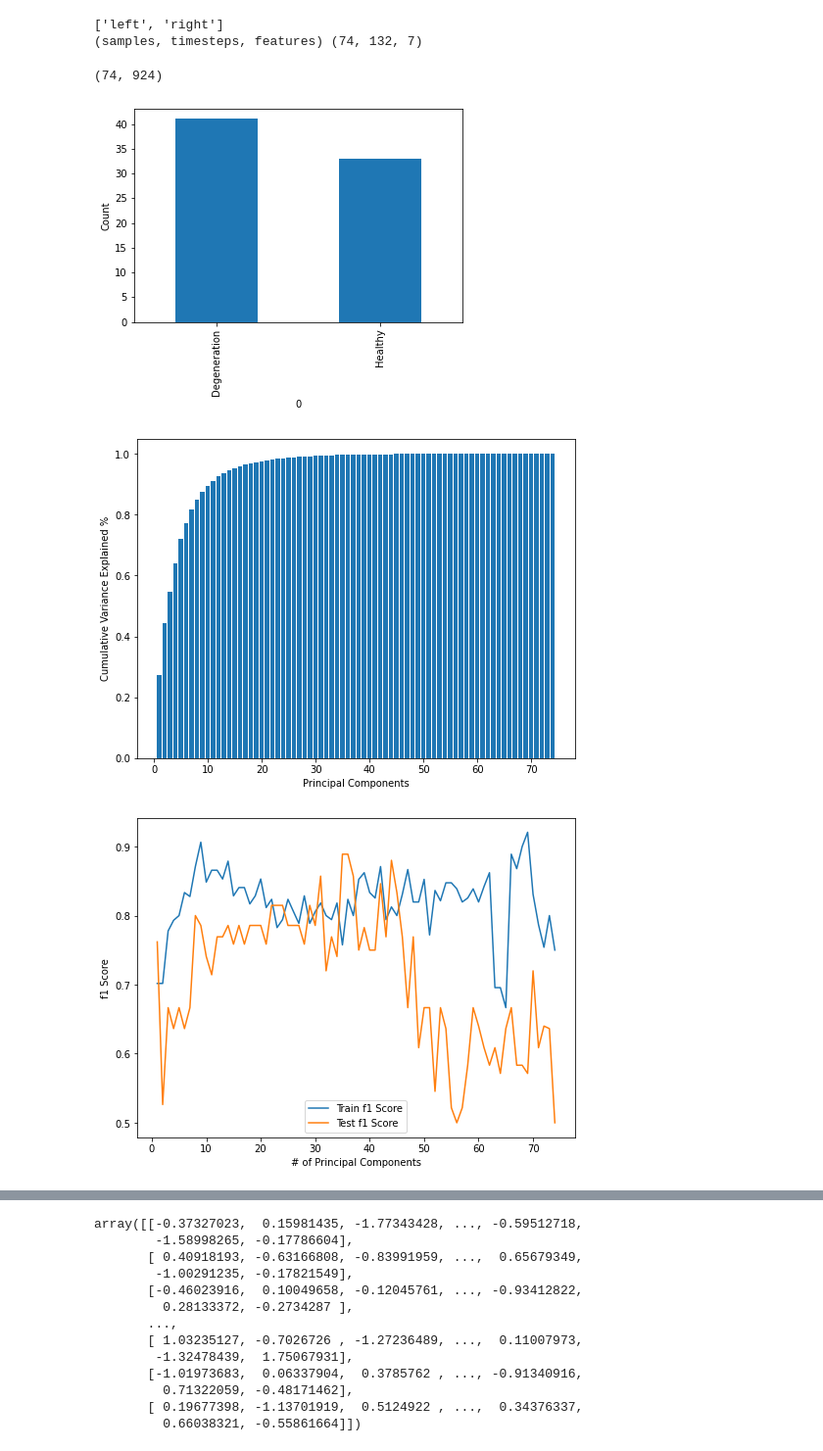
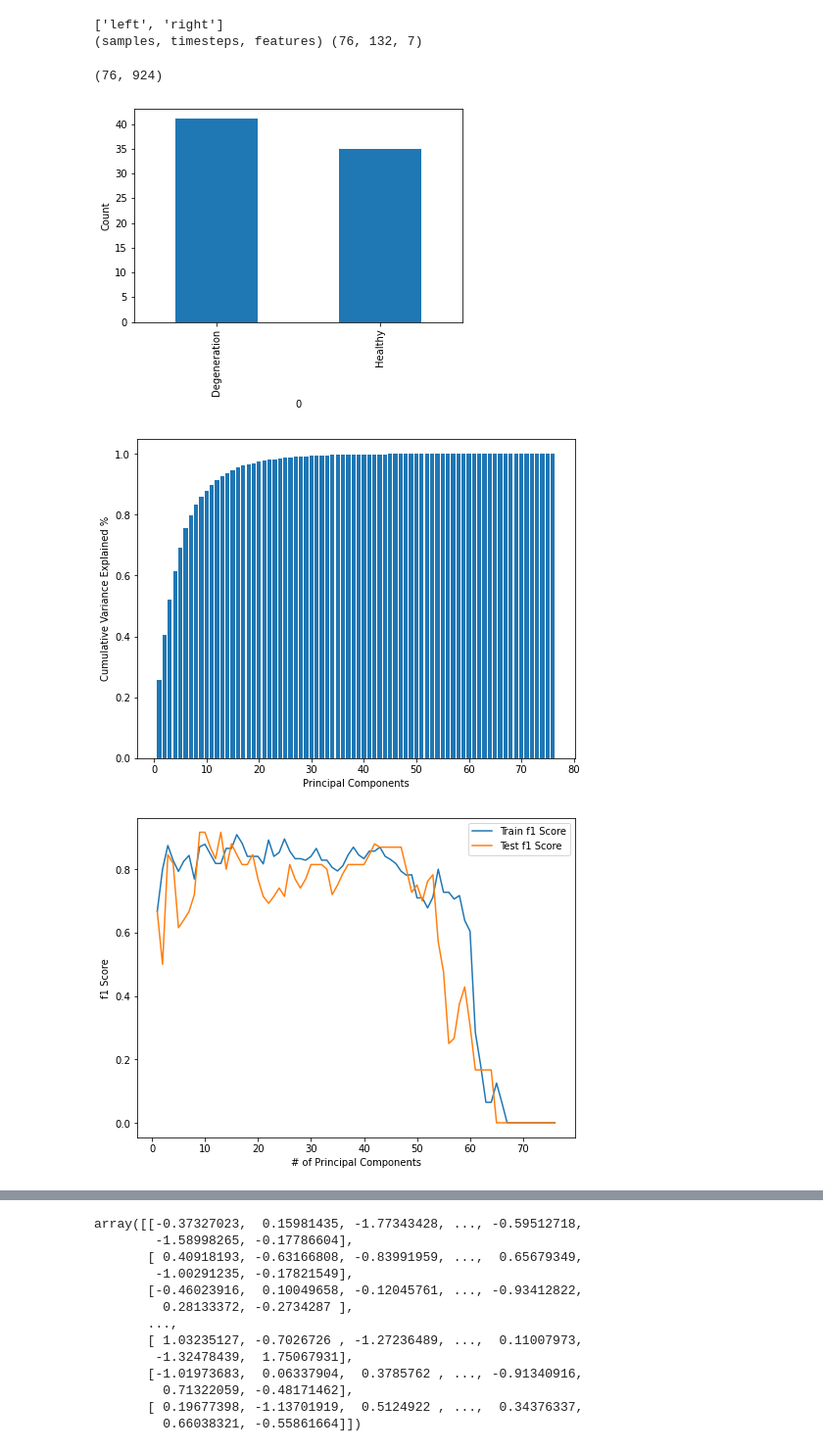
Before and after one commit to AlekKrajanowski/Motion-Capture-Gait, a Jupyter notebook: AKrajanowski/PCA_KNC.ipynb, the cells around one changed output, grey strips where cells are left out. Shown: that part at 98% size. Saved outputs shown, nothing was run; the diff lists cells and outputs as text; code cells hidden in the pictures.

```diff
--- a/AKrajanowski/PCA_KNC.ipynb
+++ b/AKrajanowski/PCA_KNC.ipynb
@@ -19,19 +19,19 @@ import seaborn as sns
 # %%
 f=h5py.File(r'features_database_gait_one_cycles_both_legs.h5', 'r')
 print(list(f.keys()))
-x = f['right'][:,:,:]
+x = f['left'][:,:,:]
 print('(samples, timesteps, features)', x.shape)
 # %% [output]
 ['left', 'right']
-(samples, timesteps, features) (74, 132, 7)
+(samples, timesteps, features) (76, 132, 7)
 # %%
-path = f'cut_one_gait_cycle_right'
+path = f'cut_one_gait_cycle_left'
 filelist =[]
 digits =[]
 digits_int =[]
 for file in glob.glob(f'{path}\\*.c3d',recursive = True):
     filelist.append(file[4:-4].replace("_", ""))
-    digits.append(file[25:-9])
+    digits.append(file[24:-9])
 
 for ele in digits:
     digits_int.append(1) if ele=='degeneration' else digits_int.append(0)
@@ -43,9 +43,9 @@ scaler = StandardScaler()
 scaled_data = scaler.fit_transform(d2_x)
 scaled_data.shape
 # %% [output]
-(74, 924)
+(76, 924)
 # %%
-pca = PCA(n_components=74, svd_solver='full')
+pca = PCA(n_components=76, svd_solver='full')
 pca.fit(scaled_data)
 X_pca = pca.transform(scaled_data)
 # %%
@@ -66,49 +66,46 @@ plt.ylabel('Count');
 # Plot cumulative explained variance for all PCs
 
 fig, ax = plt.subplots(figsize=(8,6))
-ax.bar(range(1,75), cum_exp_var)
+ax.bar(range(1,77), cum_exp_var)
 ax.set_xlabel('Principal Components')
 ax.set_ylabel('Cumulative Variance Explained %');
 # %% [output]
-[figure, old version]
+[figure, new version]
-[figure, old version]
+[figure, new version]
 # %%
 train_f1 = []
 test_f1 = []
 
-for i in range(74):
+for i in range(76):
 
     X = X_pca[:,0:i+1]
 
     # Train-test-split
     X_train, X_test, y_train, y_test = train_test_split(X, digits_int,
                                                         test_size=0.25,
                                                         random_state=42)
 
     # Perform feature scaling
     scaler = StandardScaler()
     X_train = scaler.fit_transform(X_train)
     X_test = scaler.transform(X_test)
 
     # Fit k-NN classifier and make predictions
     knn = KNeighborsClassifier()
     knn.fit(X_train, y_train)
     y_pred_train = knn.predict(X_train)
     y_pred_test = knn.predict(X_test)
     train_f1.append(f1_score(y_train, y_pred_train))
     test_f1.append(f1_score(y_test, y_pred_test))
 
 # Plot accuracy by n_neighbors
 plt.figure(figsize=(8, 6))
-plt.plot(range(1,75), train_f1, label='Train f1 Score')
-plt.plot(range(1,75), test_f1, label='Test f1 Score')
+plt.plot(range(1,77), train_f1, label='Train f1 Score')
+plt.plot(range(1,77), test_f1, label='Test f1 Score')
 plt.ylabel('f1 Score')
 plt.xlabel('# of Principal Components')
-# plt.axvline(x=10.0, color = 'red', linestyle='--')
-# plt.axvline(x=23.0, color = 'red', linestyle='--')
-# plt.axhline(y=max(test_f1), color = 'red', linestyle='--')
 plt.legend()
 plt.show()
 # %% [output]
-[figure, old version]
+[figure, new version]
 # %%
```
Also changed, not shown: parts of 3 cells of this notebook, 4 other files.
